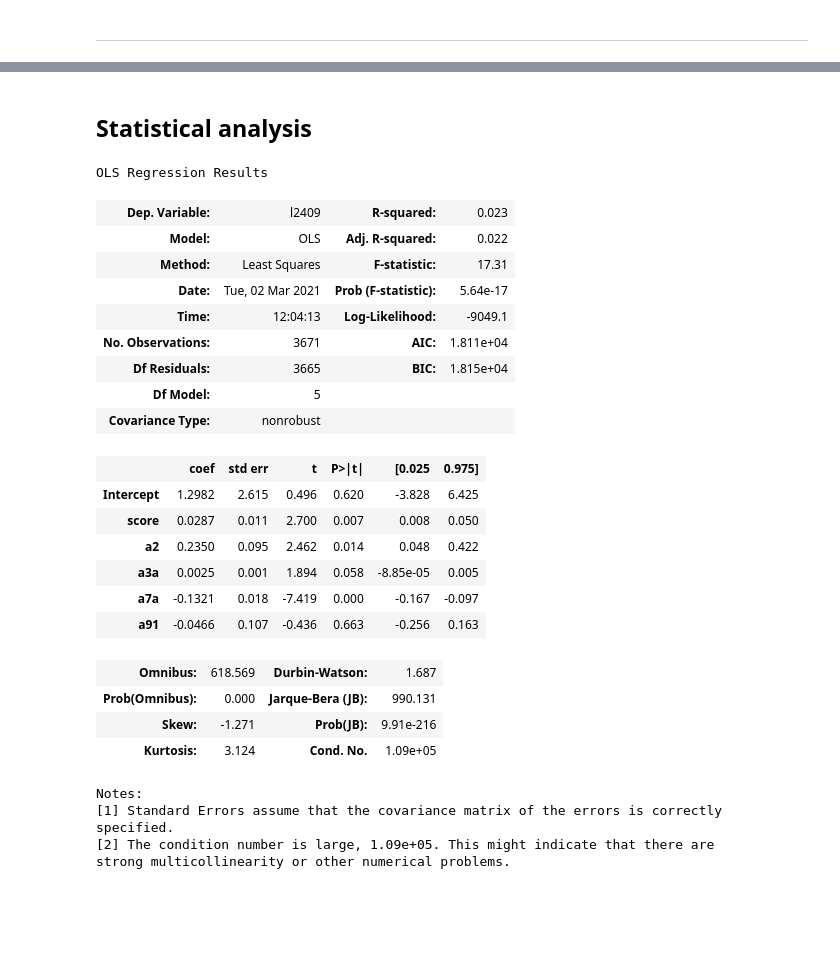
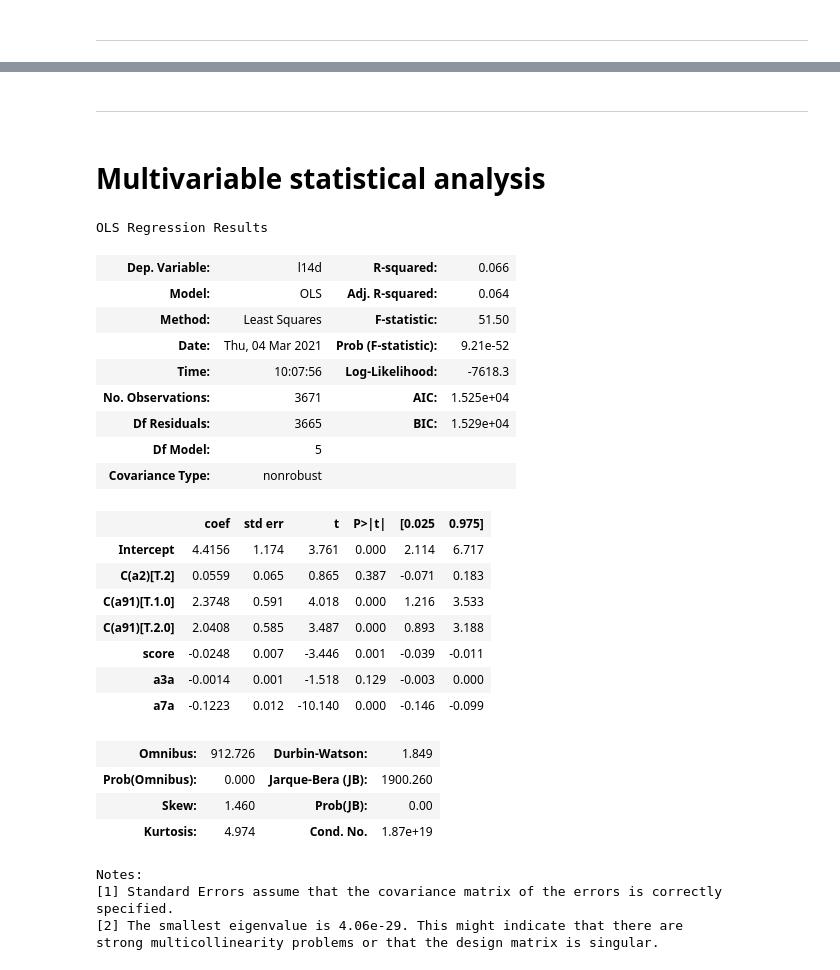
Before and after one commit to wrynearson/china-water, a Jupyter notebook: src/thesis_analysis_pure.ipynb, the cells around one changed output, grey strips where cells are left out. Saved outputs shown, nothing was run; the diff lists cells and outputs as text; code cells hidden in the pictures; blank space fills up the shorter version.

```diff
--- a/src/thesis_analysis_pure.ipynb
+++ b/src/thesis_analysis_pure.ipynb
@@ -27,7 +29,7 @@ categoricals = ["s41","a2","a91","l1a","l1b","l7a","l7b","l2409"]
 # %% [markdown]
 List important questions
 # %%
-important = ['score','s41','a2','a3a','a3b','a3c','a7a','a8a','a15','a62','a91','a92','l1a','l1b','l6a','l7a','l7b','l8a','l8b','l12a','l12b','l12c','l137','l14d','l15a','l15b','l16c','l20e','l2409']
+important = ['score','s41','a2','a3a','a7a','a8a','a91','l1a','l1b','l6a','l7a','l7b','l8a','l8b','l137','l14d','l15a','l15b','l16c','l20e','l2409','province','province_en']
 # %% [markdown]
 Convert categorical data into categorical data types
 # %%
@@ -70,4 +72,4 @@ merge = pd.merge(wqir_mean, provinces, on='province')
 Drop rank column, merge the previously merged column into the main cgss dataframe so that each entry has the mean water score from their province, plus the names of their province (Chinese short and full and English).
 # %%
 wq = merge[['s41','score','province','province_full','province_en']]
-cgss_wq = pd.merge(cgss,wq,on='s41')
+cgss_wq_full = pd.merge(cgss,wq,on='s41')
@@ -74,2 +78,4 @@ cgss_wq = pd.merge(cgss,wq,on='s41')
+# %%
+cgss_wq = cgss_wq_full[important]
 # %% [markdown]
 ---
@@ -76,32 +220,35 @@ cgss_wq = pd.merge(cgss,wq,on='s41')
+# %% [markdown]
+---
 # %% [markdown]
-## Statistical analysis
+# Multivariable statistical analysis
 # %%
-ols_perception = smf.ols('l2409 ~ score + a2 + a3a + a7a + a91', data = cgss_wq).fit()
+ols_perception = smf.ols('l14d ~ score + C(a2) + a3a + a7a + C(a91)', data = cgss_wq).fit()
 ols_perception.summary()
 # %% [output]
 OLS Regression Results
-| Dep. Variable: | l2409 | R-squared: | 0.023 |
-| Model: | OLS | Adj. R-squared: | 0.022 |
-| Method: | Least Squares | F-statistic: | 17.31 |
-| Date: | Tue, 02 Mar 2021 | Prob (F-statistic): | 5.64e-17 |
-| Time: | 12:04:13 | Log-Likelihood: | -9049.1 |
-| No. Observations: | 3671 | AIC: | 1.811e+04 |
-| Df Residuals: | 3665 | BIC: | 1.815e+04 |
+| Dep. Variable: | l14d | R-squared: | 0.066 |
+| Model: | OLS | Adj. R-squared: | 0.064 |
+| Method: | Least Squares | F-statistic: | 51.50 |
+| Date: | Thu, 04 Mar 2021 | Prob (F-statistic): | 9.21e-52 |
+| Time: | 10:07:56 | Log-Likelihood: | -7618.3 |
+| No. Observations: | 3671 | AIC: | 1.525e+04 |
+| Df Residuals: | 3665 | BIC: | 1.529e+04 |
 | Df Model: | 5 |  |  |
 | Covariance Type: | nonrobust |  |  |
 |  | coef | std err | t | P>|t| | [0.025 | 0.975] |
-| Intercept | 1.2982 | 2.615 | 0.496 | 0.620 | -3.828 | 6.425 |
-| score | 0.0287 | 0.011 | 2.700 | 0.007 | 0.008 | 0.050 |
-| a2 | 0.2350 | 0.095 | 2.462 | 0.014 | 0.048 | 0.422 |
-| a3a | 0.0025 | 0.001 | 1.894 | 0.058 | -8.85e-05 | 0.005 |
-| a7a | -0.1321 | 0.018 | -7.419 | 0.000 | -0.167 | -0.097 |
-| a91 | -0.0466 | 0.107 | -0.436 | 0.663 | -0.256 | 0.163 |
+| Intercept | 4.4156 | 1.174 | 3.761 | 0.000 | 2.114 | 6.717 |
+| C(a2)[T.2] | 0.0559 | 0.065 | 0.865 | 0.387 | -0.071 | 0.183 |
+| C(a91)[T.1.0] | 2.3748 | 0.591 | 4.018 | 0.000 | 1.216 | 3.533 |
+| C(a91)[T.2.0] | 2.0408 | 0.585 | 3.487 | 0.000 | 0.893 | 3.188 |
+| score | -0.0248 | 0.007 | -3.446 | 0.001 | -0.039 | -0.011 |
+| a3a | -0.0014 | 0.001 | -1.518 | 0.129 | -0.003 | 0.000 |
+| a7a | -0.1223 | 0.012 | -10.140 | 0.000 | -0.146 | -0.099 |
-| Omnibus: | 618.569 | Durbin-Watson: | 1.687 |
-| Prob(Omnibus): | 0.000 | Jarque-Bera (JB): | 990.131 |
-| Skew: | -1.271 | Prob(JB): | 9.91e-216 |
-| Kurtosis: | 3.124 | Cond. No. | 1.09e+05 |
+| Omnibus: | 912.726 | Durbin-Watson: | 1.849 |
+| Prob(Omnibus): | 0.000 | Jarque-Bera (JB): | 1900.260 |
+| Skew: | 1.460 | Prob(JB): | 0.00 |
+| Kurtosis: | 4.974 | Cond. No. | 1.87e+19 |
 Notes:
 [1] Standard Errors assume that the covariance matrix of the errors is correctly specified.
-[2] The condition number is large, 1.09e+05. This might indicate that there are
-strong multicollinearity or other numerical problems.
+[2] The smallest eigenvalue is 4.06e-29. This might indicate that there are
+strong multicollinearity problems or that the design matrix is singular.
 # %%
```
Also changed, not shown: parts of 39 cells of this notebook, 2 other files.
